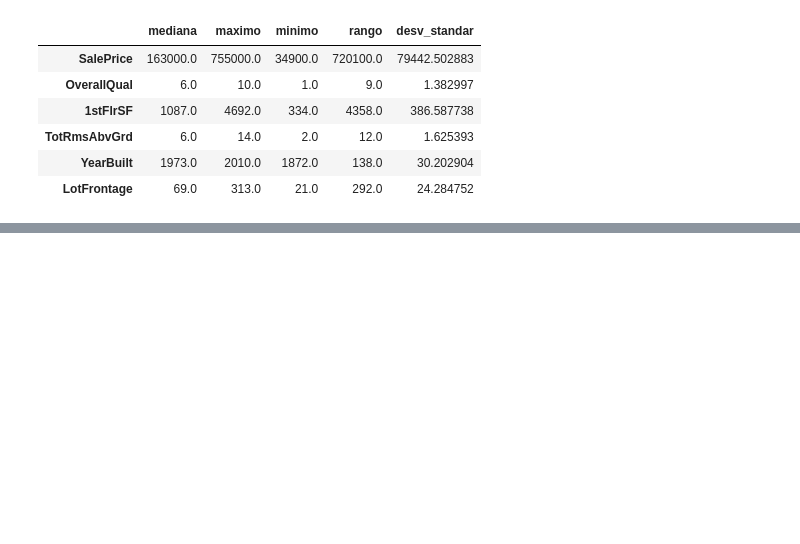
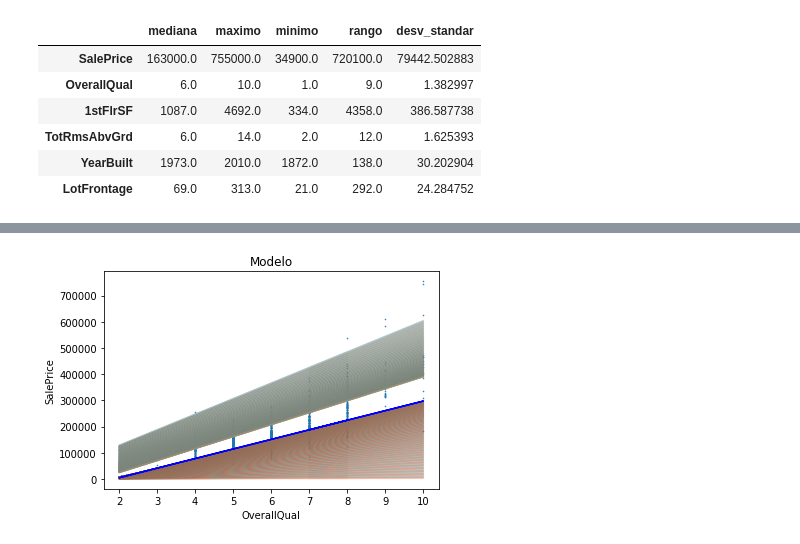
Before and after one commit to JMercar/proyecto_python, a Jupyter notebook: proyecto.ipynb, the cells around one changed output, grey strips where cells are left out. Saved outputs shown, nothing was run; the diff lists cells and outputs as text; code cells hidden in the pictures; blank space fills up the shorter version.

```diff
--- a/proyecto.ipynb
+++ b/proyecto.ipynb
@@ -413,3 +461,8 @@ proyecto.manual('OverallQual', 500, 10, 0.050)
         2.12320030e+09, 2.05619942e+09, 1.99399573e+09, 1.93624437e+09,
         1.88262531e+09, 1.83284161e+09, 1.78661771e+09, 1.74369789e+09,
         1.70384489e+09, 1.66683850e+09]), 'Error_Absoluto: ', 45312.72974276958)
+# %%
+# Evolucion del modelo
+proyecto.evolucion(1)
+# %% [output]
+[figure, added]
```
Also changed, not shown: parts of 11 cells of this notebook.
